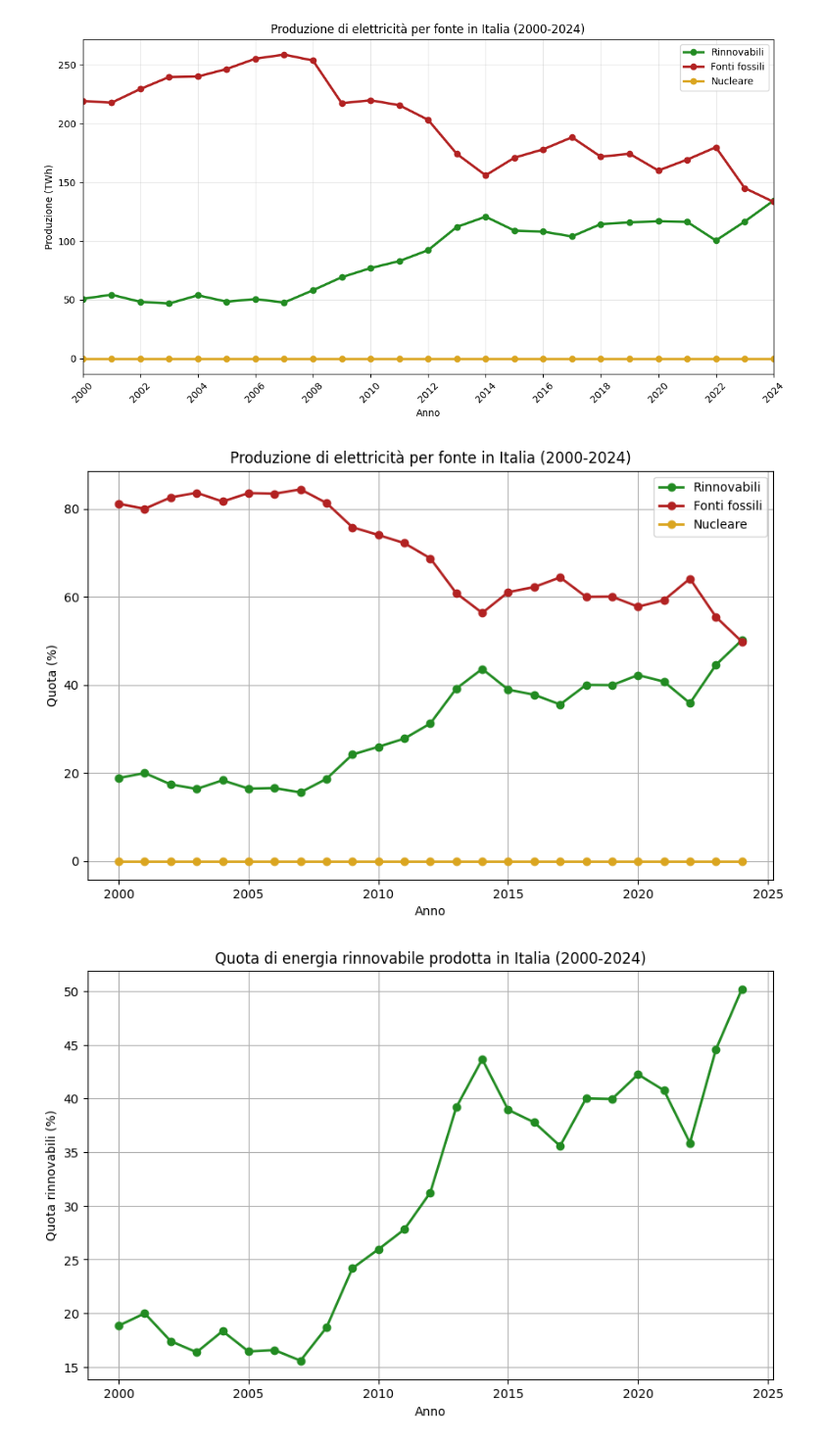
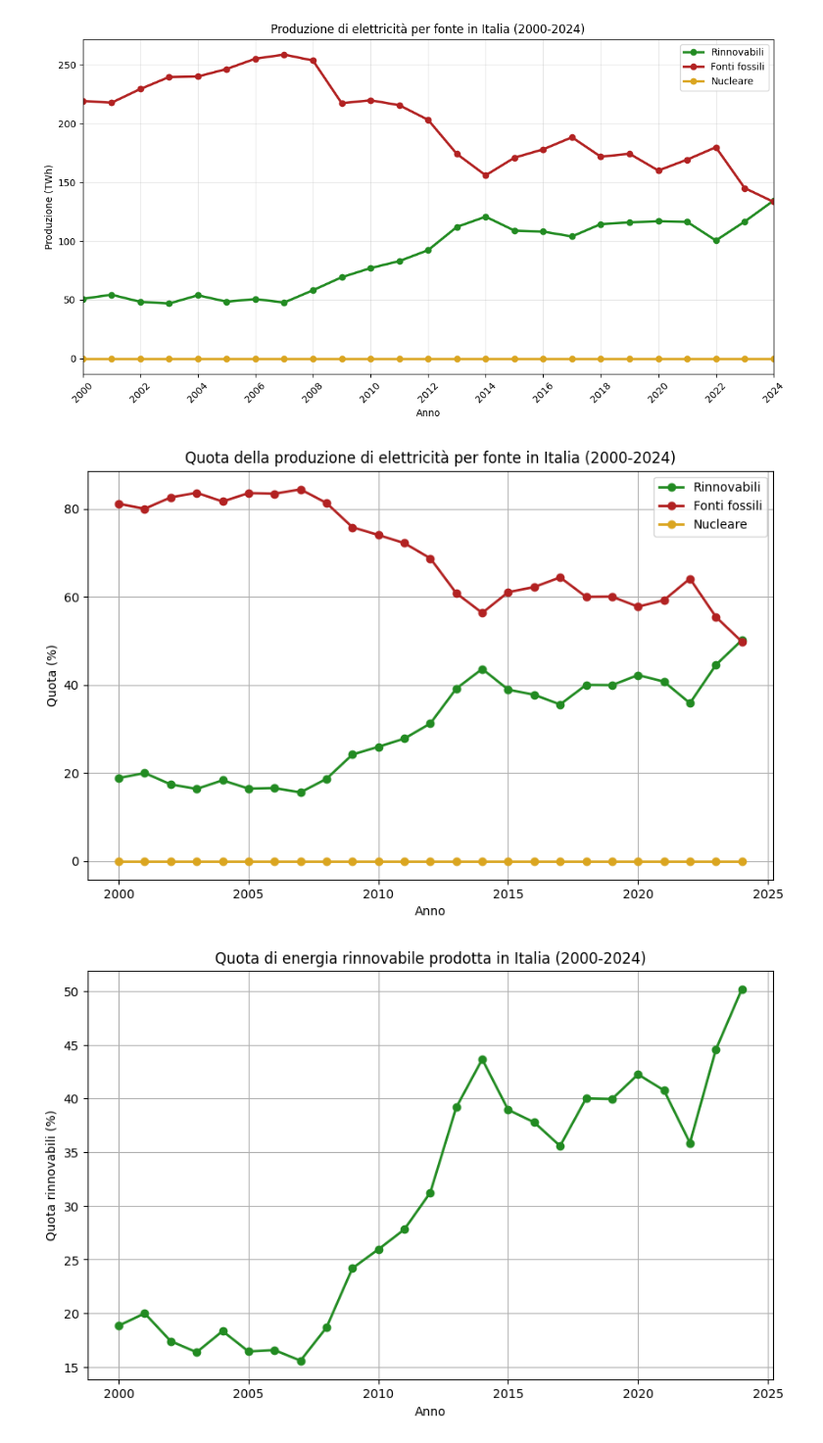
Before and after one commit to massicru/Datascience-Project, a Jupyter notebook: Global Renewable Energy Final.ipynb, the cells around one changed output. Shown at 98% size. Cells and saved outputs as stored; diff of their text form; code cells hidden in the pictures.

```diff
--- a/Global Renewable Energy Final.ipynb
+++ b/Global Renewable Energy Final.ipynb
@@ -1622,35 +1622,35 @@ plt.plot(
     marker='o',
     linewidth=2,
     label='Rinnovabili'
 )
 
 plt.plot(
     df_italy['Anno'],
     df_italy['Quota Fossili (%)'],
     color='firebrick',
     marker='o',
     linewidth=2,
     label='Fonti fossili'
 )
 
 plt.plot(
     df_italy['Anno'],
     df_italy['Quota Nucleare (%)'],
     color='goldenrod',
     marker='o',
     linewidth=2,
     label='Nucleare'
 )
 
-plt.title("Produzione di elettricità per fonte in Italia (2000-2024)")
+plt.title("Quota della produzione di elettricità per fonte in Italia (2000-2024)")
 plt.xlabel("Anno")
 plt.ylabel("Quota (%)")
 plt.grid(True)
 plt.legend()
 
 plt.show()
 # %% [output]
-[figure, old version]
+[figure, new version]
 # %%
 plt.figure(figsize=(10,6))
 
```
Also changed, not shown: 1 other file.
